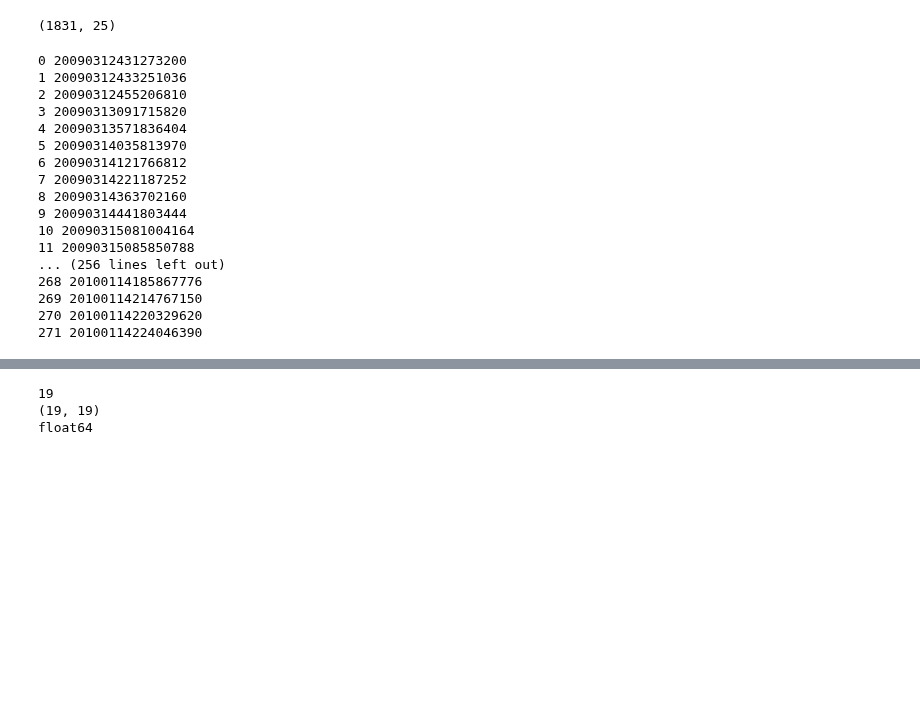
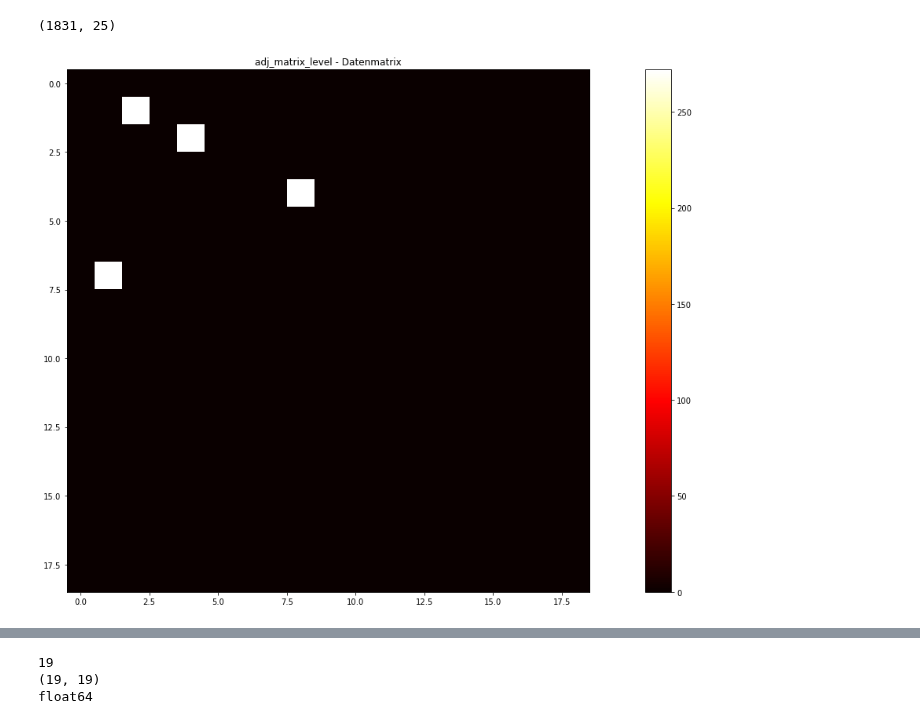
Before and after one commit to Kaggle-Project-TUC-DS/student-performance, a Jupyter notebook: notebooks/playing_with_the_data_martin.ipynb, the cells around one changed output, grey strips where cells are left out. Drawn from its saved outputs; the diff is of its cells as text; code cells hidden in the pictures; blank space fills up the shorter version.

Commit message:
Adjacenc Matrix on for rooms per level

```diff
--- a/notebooks/playing_with_the_data_martin.ipynb
+++ b/notebooks/playing_with_the_data_martin.ipynb
@@ -384,28 +377,3 @@ session_df_full = dataset_df_full[dataset_df_full['session_id'] == 2009031243325
 print(session_df_full.shape)
 # %% [output]
 (1831, 25)
-# %%
-# looking at only one level in one session
-
-for i , session in enumerate(session_id_list):
-    for j in enumerate(session_df_full['level'].nunique())
-    session_df_level = session_df_full[session_df_full['level'] == 0]
-    print(i,session)
-# %% [output]
-0 20090312431273200
-1 20090312433251036
-2 20090312455206810
-3 20090313091715820
-4 20090313571836404
-5 20090314035813970
-6 20090314121766812
-7 20090314221187252
-8 20090314363702160
-9 20090314441803444
-10 20090315081004164
-11 20090315085850788
-... (256 lines left out)
-268 20100114185867776
-269 20100114214767150
-270 20100114220329620
-271 20100114224046390
@@ -411,0 +413,15 @@ for i , session in enumerate(session_id_list):
+# %%
+import matplotlib.pyplot as plt
+plt.rcParams['figure.figsize'] = (20,10)
+
+fig = plt.figure()
+fig.add_subplot(1,1,1)
+
+plt.imshow(adj_matrix_level[6], cmap=plt.cm.hot, interpolation='nearest')
+plt.colorbar()
+plt.title('adj_matrix_level - Datenmatrix')
+
+plt.tight_layout()
+plt.show()
+# %% [output]
+[figure, added]
```
Also changed, not shown: parts of 8 cells of this notebook, 1 other file.
